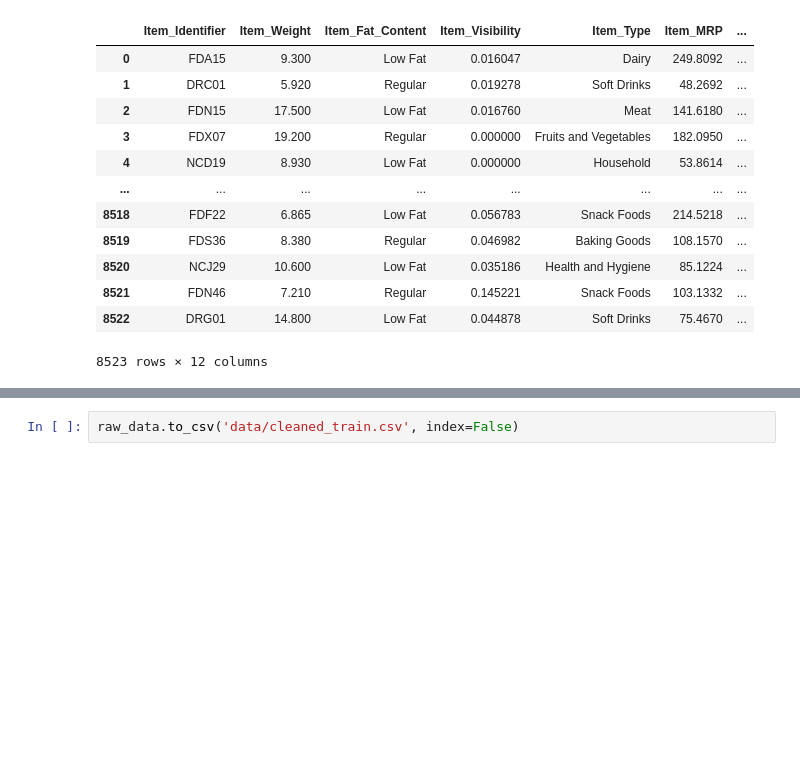
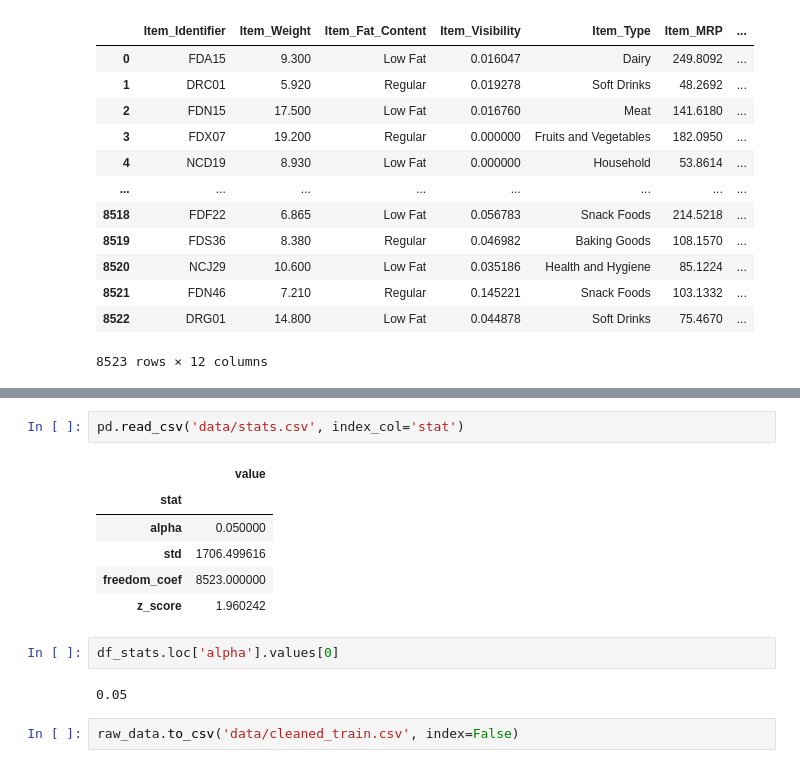
Before and after one commit to Demvok/BigMartSalesPrediction, a Jupyter notebook: ExploringAndCleaning.ipynb, the cells around one changed output, grey strips where cells are left out. Drawn from its saved outputs; the diff is of its cells as text; blank space fills up the shorter version.

```diff
--- a/ExploringAndCleaning.ipynb
+++ b/ExploringAndCleaning.ipynb
@@ -427,2 +463,15 @@ raw_data
+# %%
+pd.read_csv('data/stats.csv', index_col='stat')
+# %% [output]
+|  | value |
+| stat |  |
+| alpha | 0.050000 |
+| std | 1706.499616 |
+| freedom_coef | 8523.000000 |
+| z_score | 1.960242 |
+# %%
+df_stats.loc['alpha'].values[0]
+# %% [output]
+0.05
 # %%
 raw_data.to_csv('data/cleaned_train.csv', index=False)
```
Also changed, not shown: parts of 4 cells of this notebook, 3 other files.
